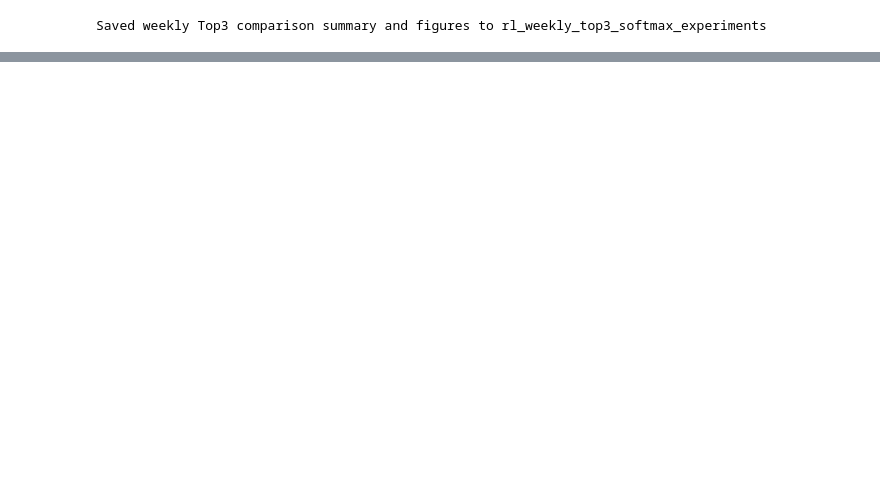
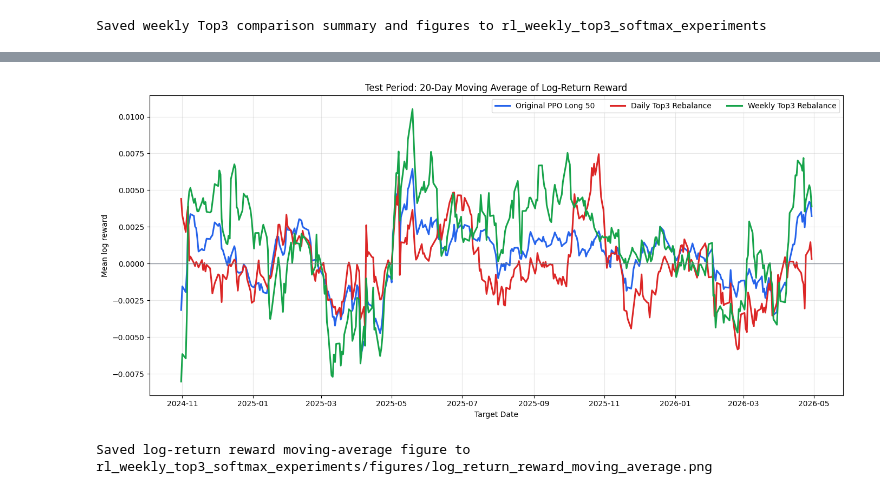
Before and after one commit to M1cW/INDENG-142-242B-Final, a Jupyter notebook: RL.ipynb, the cells around one changed output, grey strips where cells are left out. Drawn from its saved outputs; the diff is of its cells as text; code cells hidden in the pictures; blank space fills up the shorter version.

```diff
--- a/RL.ipynb
+++ b/RL.ipynb
@@ -2085,3 +2081,63 @@ Saved weekly Top3 comparison summary and figures to rl_weekly_top3_softmax_exper
+# %%
+# ============================================================
+# Moving-average reward figure for log-return PPO variants
+# ============================================================
+
+import numpy as np
+LOG_RETURN_MA_WINDOW = 20
+
+log_return_curve_specs = [
+    ("Original PPO Long 50", REWARD_DIR / "curve_test_log_return.csv"),
+    ("Daily Top3 Rebalance", DAILY_TOP3_DIR / "curve_test_top3_log_return.csv"),
+    ("Weekly Top3 Rebalance", WEEKLY_DIR / "curve_test_weekly_top3_softmax_log_return.csv"),
+]
+
+log_reward_ma_df = pd.concat(
+    [
+        load_curve(path, label)
+        .assign(
+            reward=lambda x: np.log1p(x["net_return"].clip(lower=-0.999999)),
+            reward_ma=lambda x: x["reward"].rolling(
+                LOG_RETURN_MA_WINDOW,
+                min_periods=max(5, LOG_RETURN_MA_WINDOW // 4),
+            ).mean(),
+        )
+        .reset_index()
+        for label, path in log_return_curve_specs
+    ],
+    ignore_index=True,
+)
+
+ma_palette = {
+    "Original PPO Long 50": "#2563eb",
+    "Daily Top3 Rebalance": "#dc2626",
+    "Weekly Top3 Rebalance": "#16a34a",
+}
+
+plt.figure(figsize=(14, 6.5))
+for label, group in log_reward_ma_df.groupby("strategy", sort=False):
+    plt.plot(
+        group["target_date"],
+        group["reward_ma"],
+        label=label,
+        linewidth=2.2,
+        color=ma_palette.get(label),
+    )
+
+plt.axhline(0.0, color="#6b7280", linewidth=1.0, alpha=0.8)
+plt.title(f"Test Period: {LOG_RETURN_MA_WINDOW}-Day Moving Average of Log-Return Reward")
+plt.xlabel("Target Date")
+plt.ylabel("Mean log reward")
+plt.grid(True, alpha=0.3)
+plt.legend(ncol=3)
+plt.tight_layout()
+plt.savefig(FIG_DIR / "log_return_reward_moving_average.png", dpi=180)
+plt.show()
+
+print("Saved log-return reward moving-average figure to", FIG_DIR / "log_return_reward_moving_average.png")
+# %% [output]
+[figure, added]
+Saved log-return reward moving-average figure to rl_weekly_top3_softmax_experiments/figures/log_return_reward_moving_average.png
 # %%
 ## Checking to see that the model itself is not equal-weighting
 def compute_concentration(weights_df):
```
Also changed, not shown: parts of 4 cells of this notebook, 1 other file.
